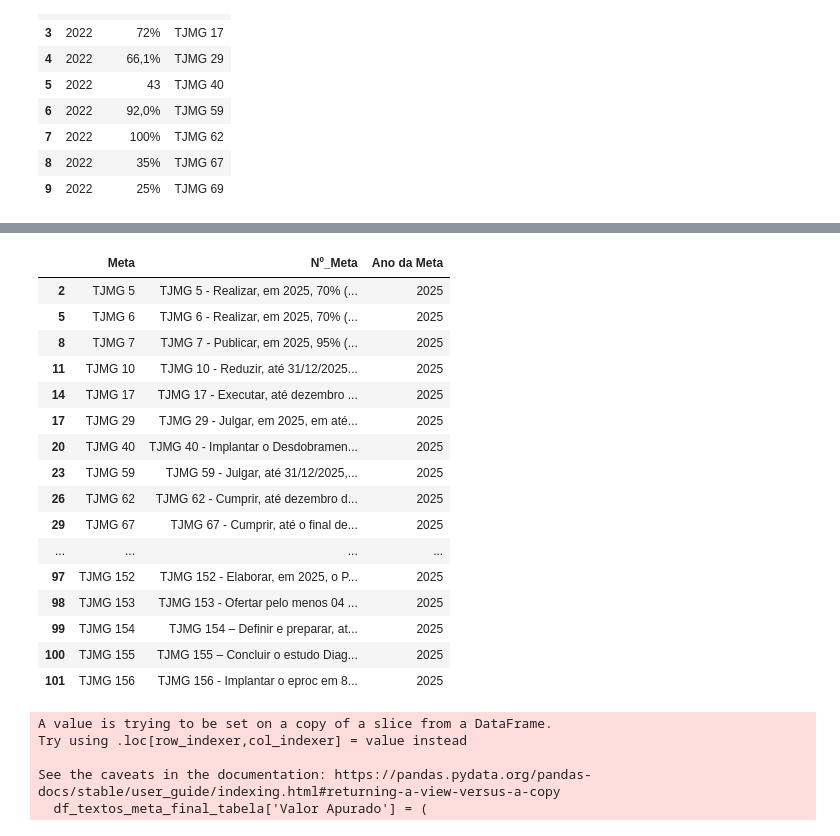
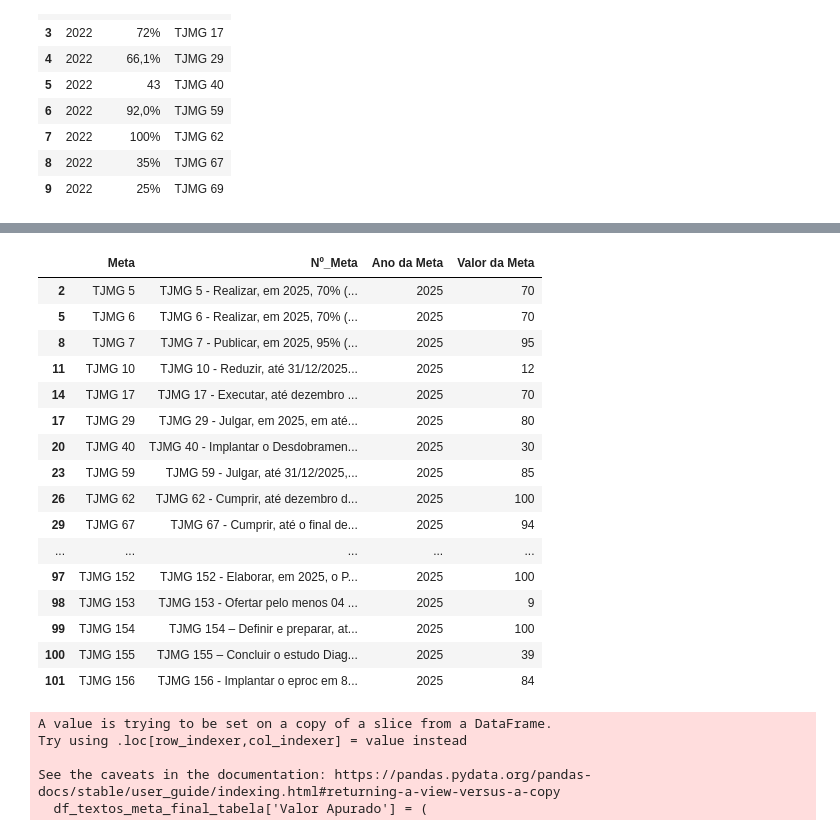
Before and after one commit to DanEl23/tjmg_relatorio_diagnostico, a Jupyter notebook: Notebooks/tratamento.ipynb, the cells around one changed output, grey strips where cells are left out. Drawn from its saved outputs; the diff is of its cells as text; code cells hidden in the pictures.

```diff
--- a/Notebooks/tratamento.ipynb
+++ b/Notebooks/tratamento.ipynb
@@ -106,6 +126,6 @@ metas_ano_proc[metas_ano_proc['Chave'] == 'ASPLAGMETA-2102']
 final = pd.read_excel(r'..\exports\dados_apuracao_final_2025.xlsx')
 final['Meta'] = final['Resumo'].str.extract(r'(TJMG\s+\d+)', expand=False).str.strip()
 final.columns
-final_copy = final[['META_ID', 'Meta', 'Nº_Meta', 'Chave', 'Resumo', 'Valor Apurado']]
+final_copy = final[['META_ID', 'Meta', 'Nº_Meta', 'Chave', 'Resumo', 'Valor Apurado', 'Valor da Meta']]
 final_copy[final_copy['Meta'] == 'TJMG 5']
 # %% [output]
@@ -283,24 +303,24 @@ df_final
 # %%
-df_textos_meta_final = df_final[df_final['Ano da Meta'] == 2025][['Meta', 'Nº_Meta', 'Ano da Meta']]
+df_textos_meta_final = df_final[df_final['Ano da Meta'] == 2025][['Meta', 'Nº_Meta', 'Ano da Meta', 'Valor da Meta']]
 df_textos_meta_final
 # %% [output]
-|  | Meta | Nº_Meta | Ano da Meta |
-| 2 | TJMG 5 | TJMG 5 - Realizar, em 2025, 70% (... | 2025 |
-| 5 | TJMG 6 | TJMG 6 - Realizar, em 2025, 70% (... | 2025 |
-| 8 | TJMG 7 | TJMG 7 - Publicar, em 2025, 95% (... | 2025 |
-| 11 | TJMG 10 | TJMG 10 - Reduzir, até 31/12/2025... | 2025 |
-| 14 | TJMG 17 | TJMG 17 - Executar, até dezembro ... | 2025 |
-| 17 | TJMG 29 | TJMG 29 - Julgar, em 2025, em até... | 2025 |
-| 20 | TJMG 40 | TJMG 40 - Implantar o Desdobramen... | 2025 |
-| 23 | TJMG 59 | TJMG 59 - Julgar, até 31/12/2025,... | 2025 |
-| 26 | TJMG 62 | TJMG 62 - Cumprir, até dezembro d... | 2025 |
-| 29 | TJMG 67 | TJMG 67 - Cumprir, até o final de... | 2025 |
-| ... | ... | ... | ... |
-| 97 | TJMG 152 | TJMG 152 - Elaborar, em 2025, o P... | 2025 |
-| 98 | TJMG 153 | TJMG 153 - Ofertar pelo menos 04 ... | 2025 |
-| 99 | TJMG 154 | TJMG 154 – Definir e preparar, at... | 2025 |
-| 100 | TJMG 155 | TJMG 155 – Concluir o estudo Diag... | 2025 |
-| 101 | TJMG 156 | TJMG 156 - Implantar o eproc em 8... | 2025 |
+|  | Meta | Nº_Meta | Ano da Meta | Valor da Meta |
+| 2 | TJMG 5 | TJMG 5 - Realizar, em 2025, 70% (... | 2025 | 70 |
+| 5 | TJMG 6 | TJMG 6 - Realizar, em 2025, 70% (... | 2025 | 70 |
+| 8 | TJMG 7 | TJMG 7 - Publicar, em 2025, 95% (... | 2025 | 95 |
+| 11 | TJMG 10 | TJMG 10 - Reduzir, até 31/12/2025... | 2025 | 12 |
+| 14 | TJMG 17 | TJMG 17 - Executar, até dezembro ... | 2025 | 70 |
+| 17 | TJMG 29 | TJMG 29 - Julgar, em 2025, em até... | 2025 | 80 |
+| 20 | TJMG 40 | TJMG 40 - Implantar o Desdobramen... | 2025 | 30 |
+| 23 | TJMG 59 | TJMG 59 - Julgar, até 31/12/2025,... | 2025 | 85 |
+| 26 | TJMG 62 | TJMG 62 - Cumprir, até dezembro d... | 2025 | 100 |
+| 29 | TJMG 67 | TJMG 67 - Cumprir, até o final de... | 2025 | 94 |
+| ... | ... | ... | ... | ... |
+| 97 | TJMG 152 | TJMG 152 - Elaborar, em 2025, o P... | 2025 | 100 |
+| 98 | TJMG 153 | TJMG 153 - Ofertar pelo menos 04 ... | 2025 | 9 |
+| 99 | TJMG 154 | TJMG 154 – Definir e preparar, at... | 2025 | 100 |
+| 100 | TJMG 155 | TJMG 155 – Concluir o estudo Diag... | 2025 | 39 |
+| 101 | TJMG 156 | TJMG 156 - Implantar o eproc em 8... | 2025 | 84 |
 # %%
 df_textos_meta_final_tabela = df_final[['Meta', 'Valor Apurado', 'Ano da Meta']]
 df_textos_meta_final_tabela
```
Also changed, not shown: parts of 6 cells of this notebook, 17 other files.
